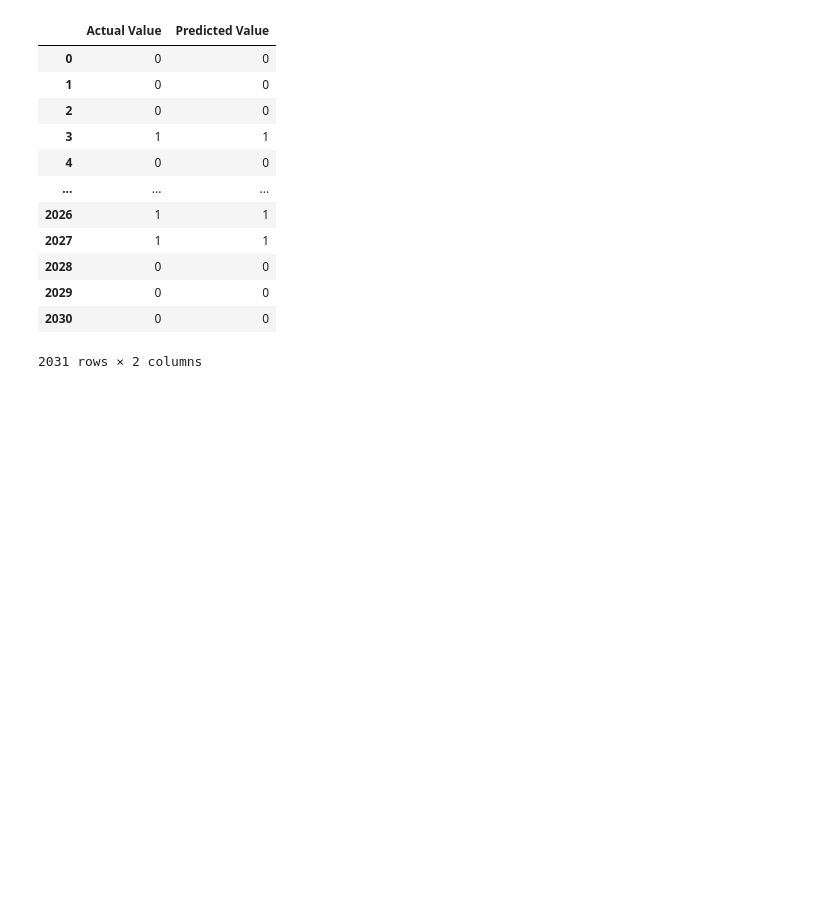
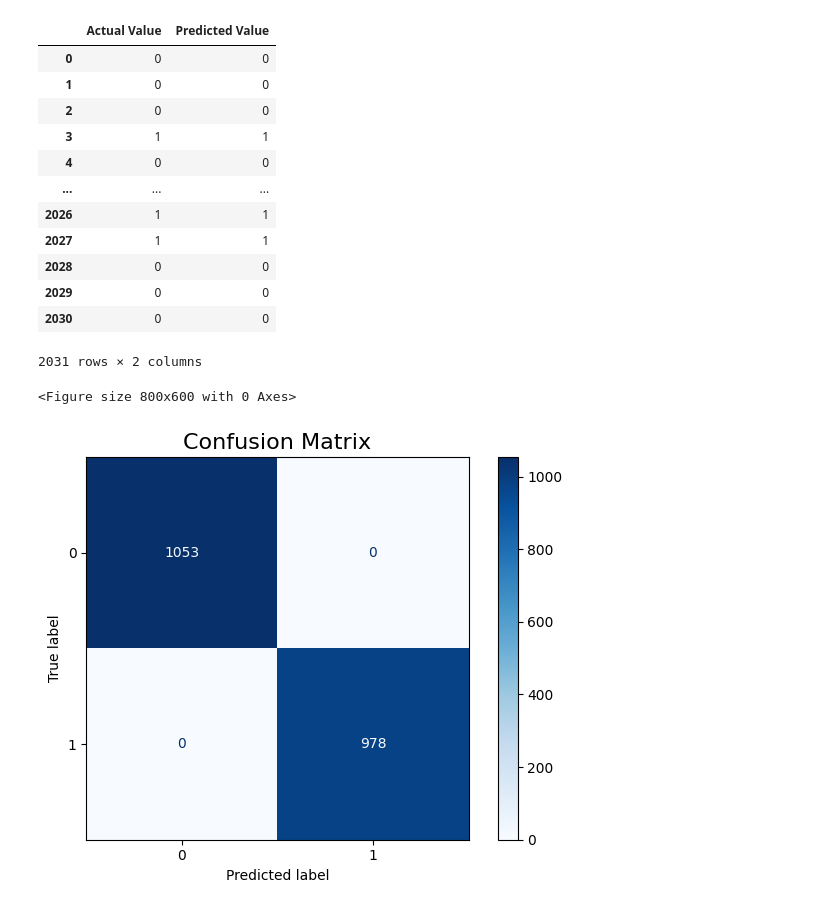
Before and after one commit to Syed-Mansoor/Mushroom_Classification, a Jupyter notebook: notebooks/mushroom_Model.ipynb, the cells around one changed output. Saved outputs shown, nothing was run; the diff lists cells and outputs as text; code cells hidden in the pictures; blank space fills up the shorter version.

Commit message:
model training updated

```diff
--- a/notebooks/mushroom_Model.ipynb
+++ b/notebooks/mushroom_Model.ipynb
@@ -366,3 +366,26 @@ pred_df
 | 2029 | 0 | 0 |
 | 2030 | 0 | 0 |
 2031 rows × 2 columns
+# %%
+
+from sklearn.metrics import ConfusionMatrixDisplay
+
+# Display the confusion matrix
+plt.figure(figsize=(8, 6))  # Set figure size
+ConfusionMatrixDisplay.from_estimator(
+    model_xgboost,         # Your trained model
+    X_test,            # Test features
+    y_test,            # True labels
+    cmap='Blues',      # Color map for better visual distinction
+    display_labels=model_xgboost.classes_  # Use class labels from the model
+)
+
+# Add title
+plt.title('Confusion Matrix', fontsize=16)
+
+# Show the plot
+plt.tight_layout()  # Adjust layout
+plt.show()
+# %% [output]
+<Figure size 800x600 with 0 Axes>
+[figure, added]
```
